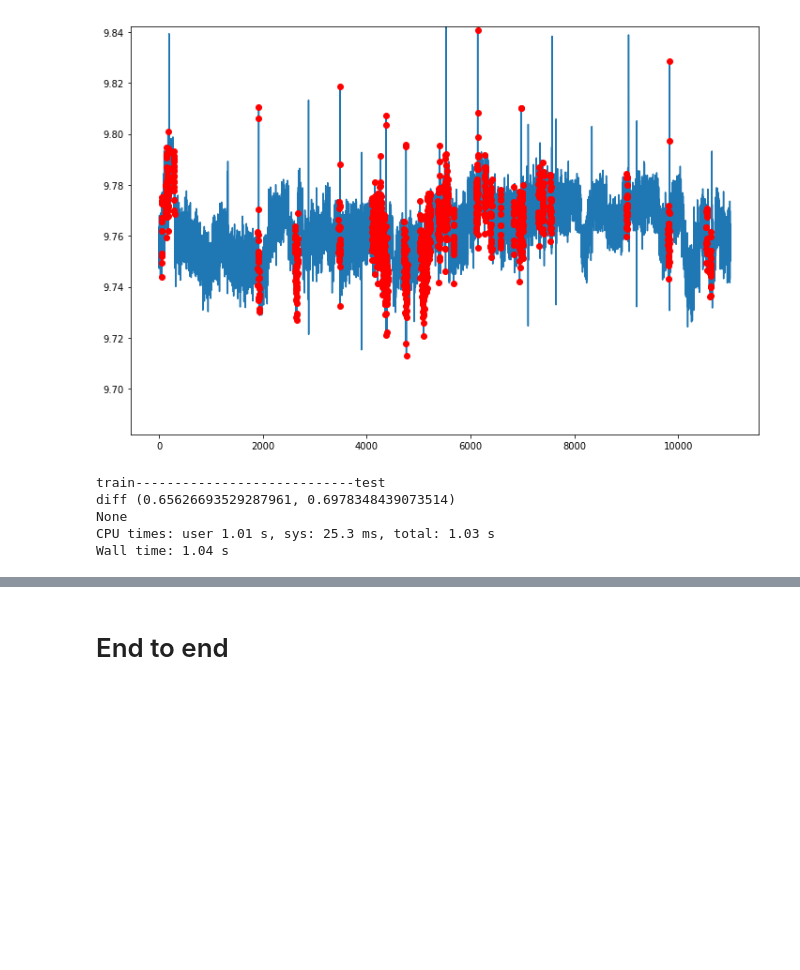
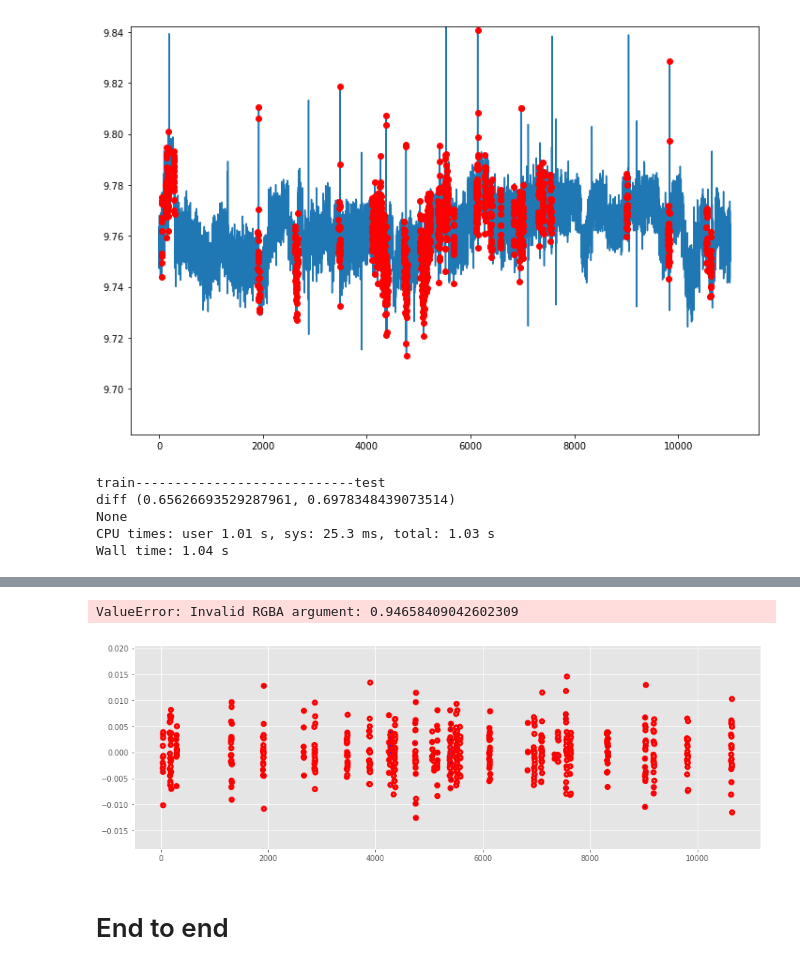
Before and after one commit to ale3otik/GlobalChangersSibur, a Jupyter notebook: notebook2.ipynb, the cells around one changed output, grey strips where cells are left out. Drawn from its saved outputs; the diff is of its cells as text; code cells hidden in the pictures; blank space fills up the shorter version.

```diff
--- a/notebook2.ipynb
+++ b/notebook2.ipynb
@@ -113,3 +115,12 @@ None
+# %%
+proba_all = np.concatenate(proba)
+# %%
+utils.plot_targets_colored(values, targets, proba_all ,size=10)
+plt.xlim(0,100)
+plt.show()
+# %% [output]
+ValueError: Invalid RGBA argument: 0.94658409042602309
+[figure, added]
 # %% [markdown]
 # End to end
 # %% [markdown]
```
Also changed, not shown: parts of 3 cells of this notebook, 2 other files.
